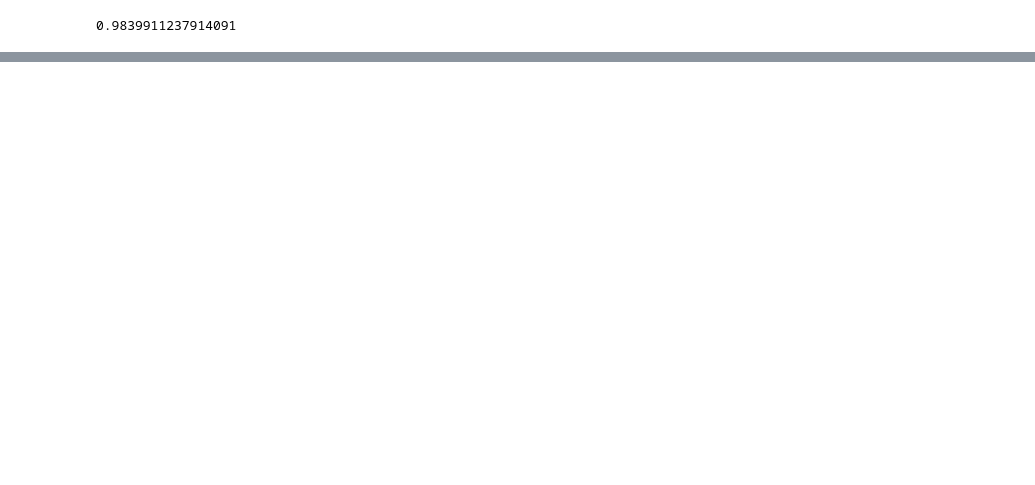
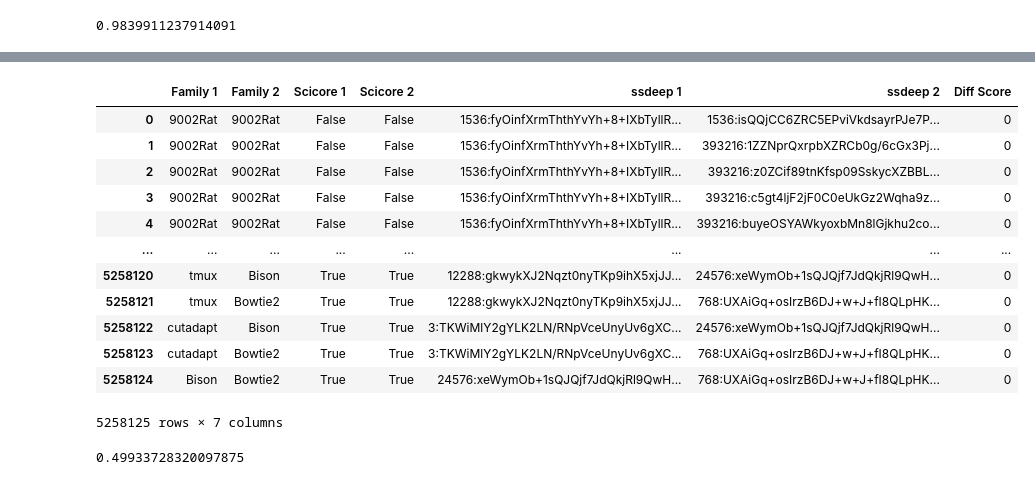
Before and after one commit to edizeqiri/obstkorb, a Jupyter notebook: Testing_Framework/Malware.ipynb, the cells around one changed output, grey strips where cells are left out. Saved outputs shown, nothing was run; the diff lists cells and outputs as text; code cells hidden in the pictures; blank space fills up the shorter version.

```diff
--- a/Testing_Framework/Malware.ipynb
+++ b/Testing_Framework/Malware.ipynb
@@ -242,0 +236,54 @@ plt.show()
+# %%
+def ssdeep_comb_chunked(df, chunk_size=100):
+    # Function to process a chunk of combinations
+    def process_chunk_ssdeep(chunk):
+        results = []
+        for row1, row2 in combinations(chunk.itertuples(index=False), 2):
+            try:
+                diff_score = ssdeep.compare(row1.ssdeep, row2.ssdeep)
+                results.append((row1.family, row2.family, row1.scicore, row2.scicore, row1.ssdeep, row2.ssdeep, diff_score))
+            except Exception as e:
+                print(f"Error processing row: {e}")
+                continue
+        return results
+    df['ssdeep'] = df['ssdeep'].apply(lambda x: x['ssdeep'] if 'ssdeep' in x and isinstance(x, dict) else x)
+    # Initialize an empty list to store all results
+    all_results = []
+
+    # Iterate over the DataFrame in chunks
+    for start in range(0, len(df), chunk_size):
+        end = start + chunk_size
+        chunk = df.iloc[start:end]
+        all_results.extend(process_chunk_ssdeep(chunk))
+
+    # Convert all results to DataFrame
+    results_df = pd.DataFrame(all_results, columns=['Family 1', 'Family 2', 'Scicore 1', 'Scicore 2', 'ssdeep 1', 'ssdeep 2', 'Diff Score'])
+
+    return results_df
+
+# Usage
+# Replace 'your_dataframe' with your actual DataFrame variable
+results_df = ssdeep_comb_chunked(malware_concat, chunk_size=100)
+results_df
+# %% [output]
+|  | Family 1 | Family 2 | Scicore 1 | Scicore 2 | ssdeep 1 | ssdeep 2 | Diff Score |
+| 0 | 9002Rat | 9002Rat | False | False | 1536:fyOinfXrmThthYvYh+8+IXbTyllR... | 1536:isQQjCC6ZRC5EPviVkdsayrPJe7P... | 0 |
+| 1 | 9002Rat | 9002Rat | False | False | 1536:fyOinfXrmThthYvYh+8+IXbTyllR... | 393216:1ZZNprQxrpbXZRCb0g/6cGx3Pj... | 0 |
+| 2 | 9002Rat | 9002Rat | False | False | 1536:fyOinfXrmThthYvYh+8+IXbTyllR... | 393216:z0ZCif89tnKfsp09SskycXZBBL... | 0 |
+| 3 | 9002Rat | 9002Rat | False | False | 1536:fyOinfXrmThthYvYh+8+IXbTyllR... | 393216:c5gt4ljF2jF0C0eUkGz2Wqha9z... | 0 |
+| 4 | 9002Rat | 9002Rat | False | False | 1536:fyOinfXrmThthYvYh+8+IXbTyllR... | 393216:buyeOSYAWkyoxbMn8lGjkhu2co... | 0 |
+| ... | ... | ... | ... | ... | ... | ... | ... |
+| 5258120 | tmux | Bison | True | True | 12288:gkwykXJ2Nqzt0nyTKp9ihX5xjJJ... | 24576:xeWymOb+1sQJQjf7JdQkjRl9QwH... | 0 |
+| 5258121 | tmux | Bowtie2 | True | True | 12288:gkwykXJ2Nqzt0nyTKp9ihX5xjJJ... | 768:UXAiGq+osIrzB6DJ+w+J+fI8QLpHK... | 0 |
+| 5258122 | cutadapt | Bison | True | True | 3:TKWiMlY2gYLK2LN/RNpVceUnyUv6gXC... | 24576:xeWymOb+1sQJQjf7JdQkjRl9QwH... | 0 |
+| 5258123 | cutadapt | Bowtie2 | True | True | 3:TKWiMlY2gYLK2LN/RNpVceUnyUv6gXC... | 768:UXAiGq+osIrzB6DJ+w+J+fI8QLpHK... | 0 |
+| 5258124 | Bison | Bowtie2 | True | True | 24576:xeWymOb+1sQJQjf7JdQkjRl9QwH... | 768:UXAiGq+osIrzB6DJ+w+J+fI8QLpHK... | 0 |
+5258125 rows × 7 columns
+# %%
+s = results_df.loc[results_df.groupby('ssdeep 1')["Diff Score"].idxmax()]
+size = s.shape[0]
+s = s[s["Scicore 2"] == False]
+s = s[s["Diff Score"] > 0]
+(s["Family 1"] == s["Family 2"]).sum() / size
+# %% [output]
+0.49933728320097875
```
Also changed, not shown: parts of 12 cells of this notebook.
